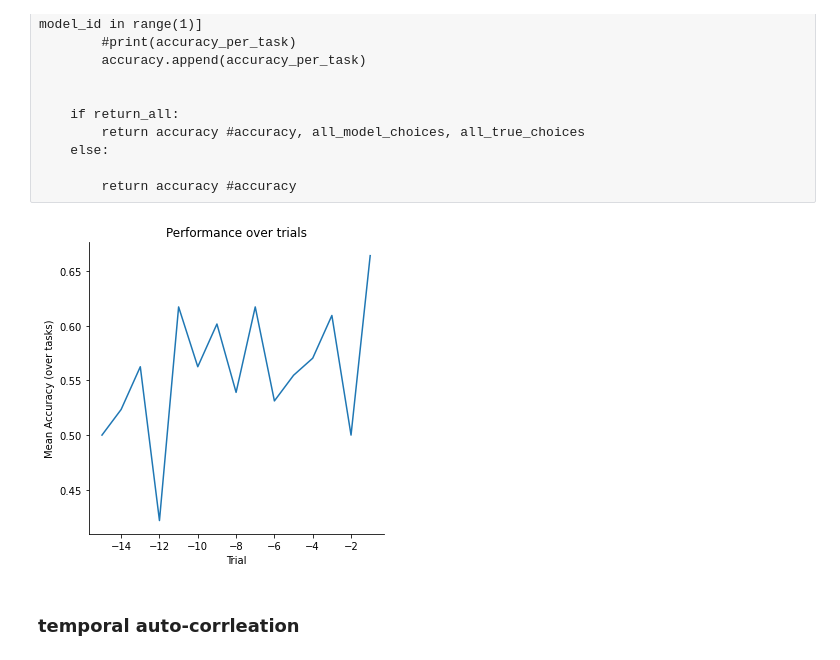
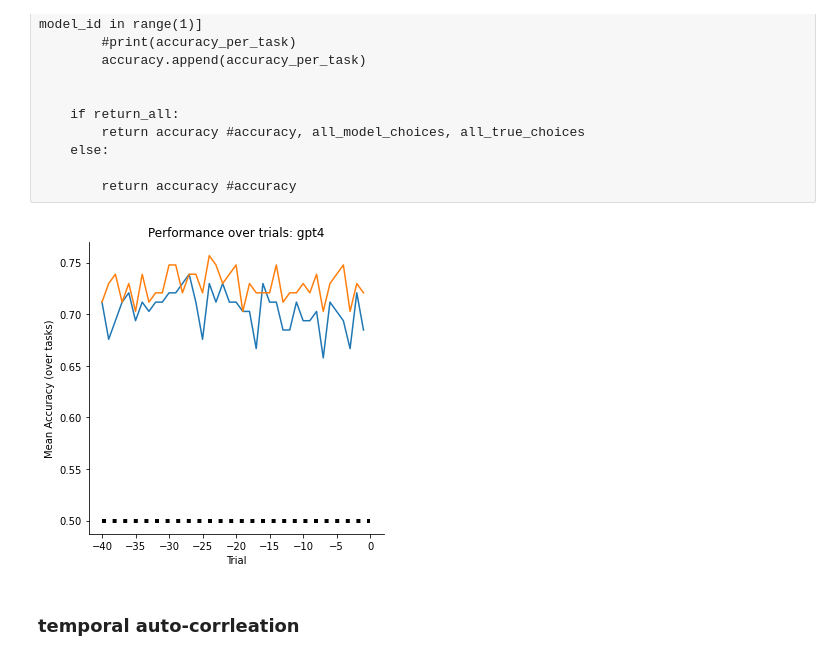
Before and after one commit to akjagadish/vanilla-llama, a Jupyter notebook: categorisation/notebooks/llms.ipynb, the cells around one changed output. Saved outputs shown, nothing was run; the diff lists cells and outputs as text; code cells hidden in the pictures.

```diff
--- a/categorisation/notebooks/llms.ipynb
+++ b/categorisation/notebooks/llms.ipynb
@@ -30,9 +43,10 @@ NUM_DATA=100
 # %%
-llama_gen_tasks = pd.read_csv('../data/gpt3_generated_tasks_paramsNA_dim3_data100_tasks130.csv')#temp/llama_generated_tasks_params65B_dim3_data8_tasks500_run0_procid0.csv')
-llama_gen_tasks = llama_gen_tasks.query('target == "A" or target == "B"')
-llama_gen_tasks = llama_gen_tasks[llama_gen_tasks.trial_id<NUM_DATA]
+llama_gen_tasks = pd.read_csv('../data/gpt4_generated_tasks_paramsNA_dim3_data100_tasks200.csv')#temp/llama_generated_tasks_params65B_dim3_data8_tasks500_run0_procid0.csv')
+#llama_gen_tasks = llama_gen_tasks.query('target == "A" or target == "B"')
+#llama_gen_tasks = llama_gen_tasks[llama_gen_tasks.trial_id<NUM_DATA]
 inputs = np.stack([eval(val)  for val in llama_gen_tasks.input.values])
 targets = np.stack([val  for val in llama_gen_tasks.target.values])
 num_tasks = llama_gen_tasks.task_id.max()+1
 expected_number_points = np.array([llama_gen_tasks[llama_gen_tasks.task_id==ii].trial_id.max()+1 for ii in np.arange(num_tasks)]).mean()
 llama=False
+model='gpt4'
@@ -100,16 +152,27 @@ accuracy = evaluate_data_against_baselines(llama_gen_tasks, upto_trial)
+# %%
+fit_upto_trial = 50
+plot_last_trials = 40
+
+accuracy_lm, accuracy_svm = evaluate_data_against_baselines(llama_gen_tasks, fit_upto_trial)
+accuracy_lm = [acc[-plot_last_trials:] for acc in accuracy_lm if len(acc)>=plot_last_trials]
+accuracy_svm = [acc[-plot_last_trials:] for acc in accuracy_svm if len(acc)>=plot_last_trials]
 # %%
 f, ax = plt.subplots(1, 1, figsize=(5,5))
-ax.plot(np.arange(-upto_trial,0), torch.stack(accuracy).sum(0)/(llama_gen_tasks.task_id.max()+1))
+
+ax.plot(np.arange(-plot_last_trials, 0), torch.stack(accuracy_lm).sum(0)/(llama_gen_tasks.task_id.max()+1))
+ax.plot(np.arange(-plot_last_trials, 0), torch.stack(accuracy_svm).sum(0)/(llama_gen_tasks.task_id.max()+1))
+#ax.set_ylim([0., .8])
+ax.hlines(0.5, -plot_last_trials, 0, color='k', linestyles='dotted', lw=4)#, label='Random')
 #ax.plot(llama_distances, label = 'llama')
 ax.set_xlabel('Trial')
 ax.set_ylabel('Mean Accuracy (over tasks)')
-ax.set_title(f'Performance over trials')
+ax.set_title(f'Performance over trials: {model}')
 #ax.legend()
 sns.despine()
 f.tight_layout()
 plt.show()
 # %% [output]
-[figure, old version]
+[figure, new version]
 # %% [markdown]
 ### temporal auto-corrleation
 # %% [raw]
```
Also changed, not shown: parts of 53 cells of this notebook, 3 other files.
